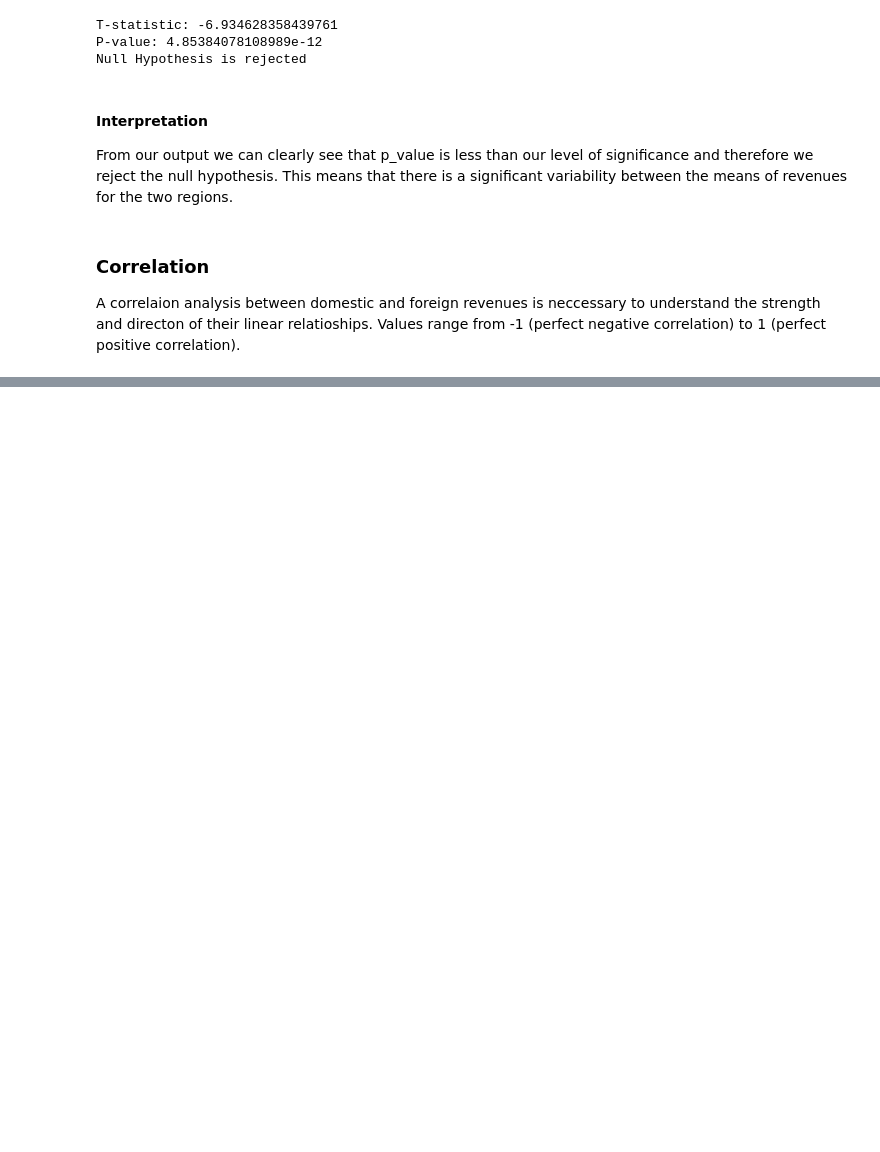
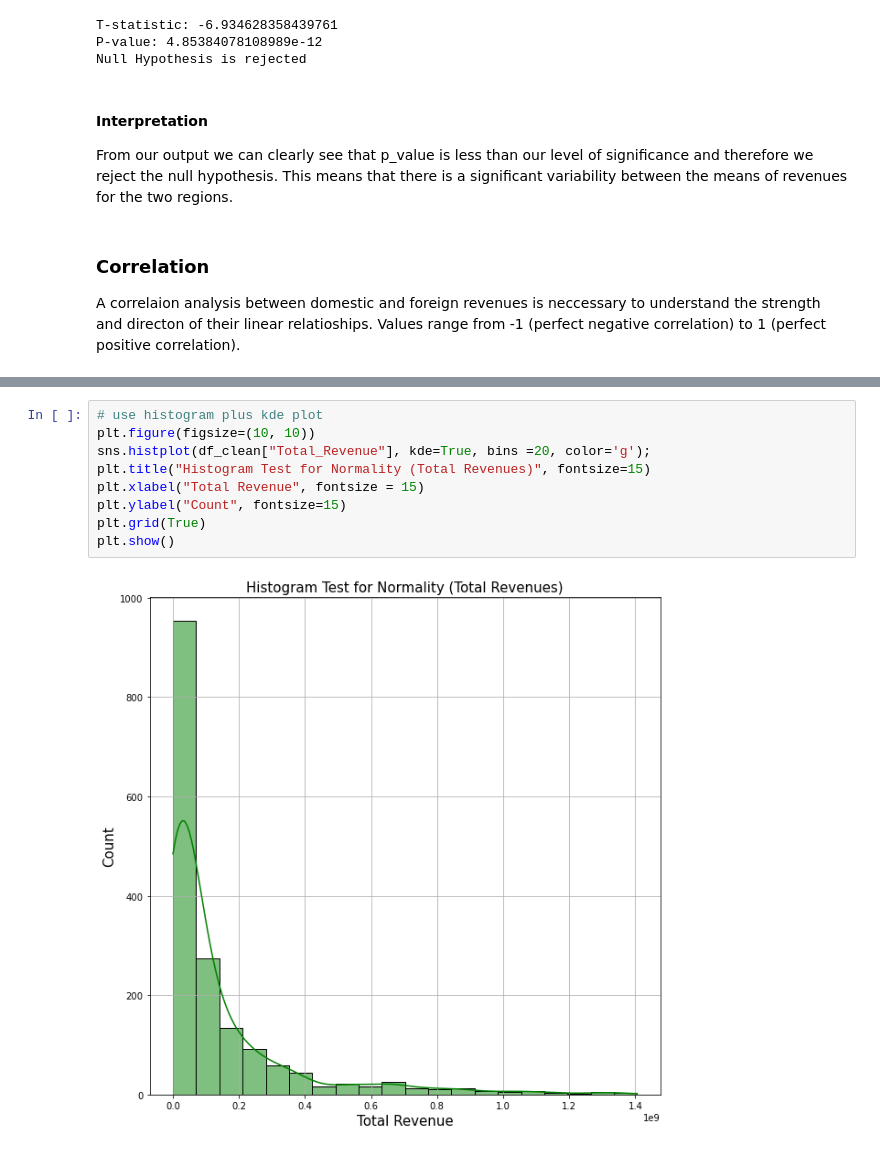
Before and after one commit to vnelima/Phase-2-Movie-project--Group-9, a Jupyter notebook: Collaborators/James/index.ipynb, the cells around one changed output, grey strips where cells are left out. Cells and saved outputs as stored; diff of their text form; blank space fills up the shorter version.

```diff
--- a/Collaborators/James/index.ipynb
+++ b/Collaborators/James/index.ipynb
@@ -376,0 +414,11 @@ print(corr)
+# %%
+# use histogram plus kde plot
+plt.figure(figsize=(10, 10))
+sns.histplot(df_clean["Total_Revenue"], kde=True, bins =20, color='g');
+plt.title("Histogram Test for Normality (Total Revenues)", fontsize=15)
+plt.xlabel("Total Revenue", fontsize = 15)
+plt.ylabel("Count", fontsize=15)
+plt.grid(True)
+plt.show()
+# %% [output]
+[figure, added]
```
Also changed, not shown: parts of 21 cells of this notebook, 7 other files.
